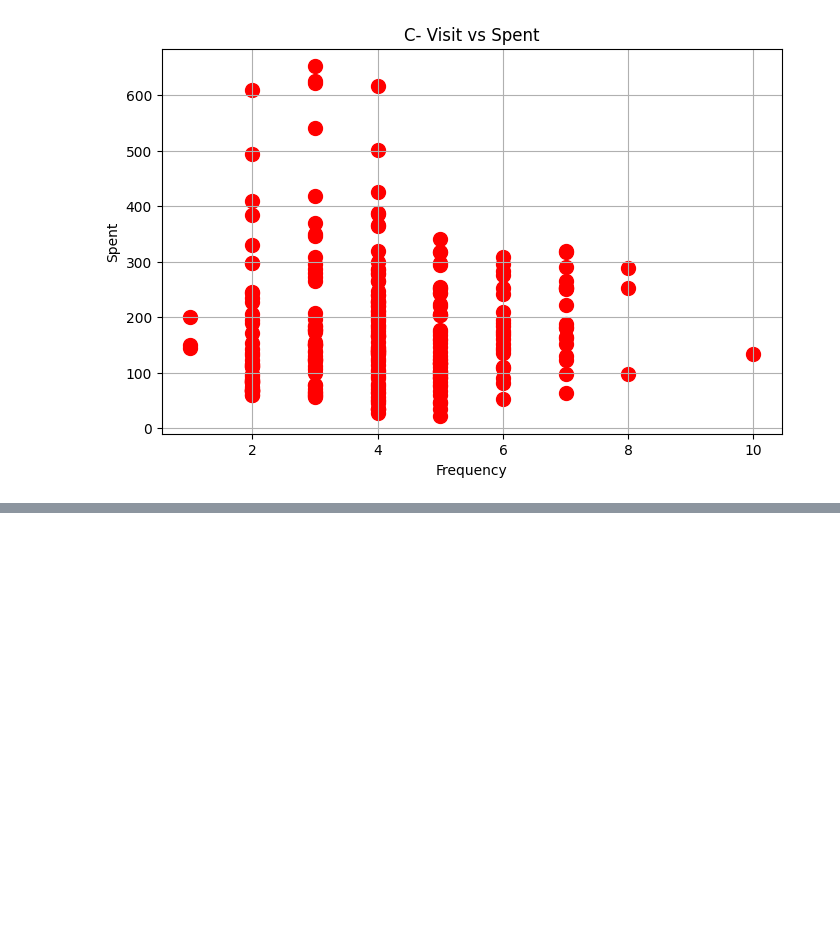
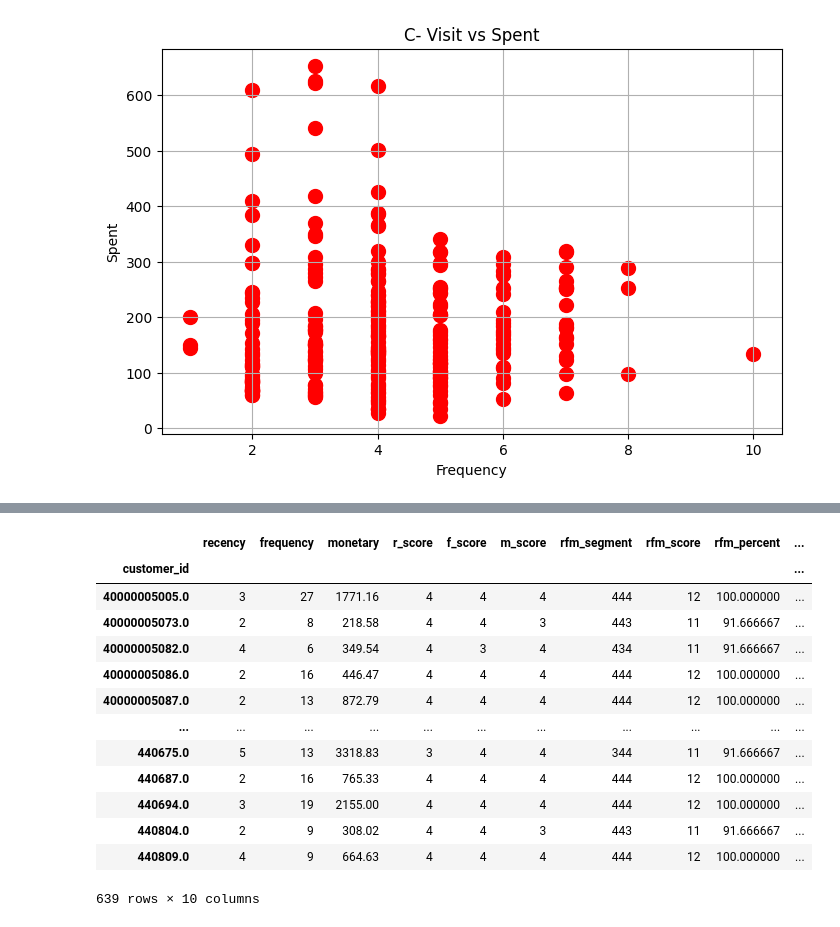
Before and after one commit to C5m7b4/maths, a Jupyter notebook: TommyTests/rfm_Customers.ipynb, the cells around one changed output, grey strips where cells are left out. Drawn from its saved outputs; the diff is of its cells as text; code cells hidden in the pictures; blank space fills up the shorter version.

```diff
--- a/TommyTests/rfm_Customers.ipynb
+++ b/TommyTests/rfm_Customers.ipynb
@@ -243,0 +260,17 @@ plt.grid(True)
+# %%
+transition_df = a_scale
+# %% [output]
+|  | recency | frequency | monetary | r_score | f_score | m_score | rfm_segment | rfm_score | rfm_percent | ... |
+| customer_id |  |  |  |  |  |  |  |  |  | ... |
+| 40000005005.0 | 3 | 27 | 1771.16 | 4 | 4 | 4 | 444 | 12 | 100.000000 | ... |
+| 40000005073.0 | 2 | 8 | 218.58 | 4 | 4 | 3 | 443 | 11 | 91.666667 | ... |
+| 40000005082.0 | 4 | 6 | 349.54 | 4 | 3 | 4 | 434 | 11 | 91.666667 | ... |
+| 40000005086.0 | 2 | 16 | 446.47 | 4 | 4 | 4 | 444 | 12 | 100.000000 | ... |
+| 40000005087.0 | 2 | 13 | 872.79 | 4 | 4 | 4 | 444 | 12 | 100.000000 | ... |
+| ... | ... | ... | ... | ... | ... | ... | ... | ... | ... | ... |
+| 440675.0 | 5 | 13 | 3318.83 | 3 | 4 | 4 | 344 | 11 | 91.666667 | ... |
+| 440687.0 | 2 | 16 | 765.33 | 4 | 4 | 4 | 444 | 12 | 100.000000 | ... |
+| 440694.0 | 3 | 19 | 2155.00 | 4 | 4 | 4 | 444 | 12 | 100.000000 | ... |
+| 440804.0 | 2 | 9 | 308.02 | 4 | 4 | 3 | 443 | 11 | 91.666667 | ... |
+| 440809.0 | 4 | 9 | 664.63 | 4 | 4 | 4 | 444 | 12 | 100.000000 | ... |
+639 rows × 10 columns
```
Also changed, not shown: parts of 6 cells of this notebook, 10 other files.
